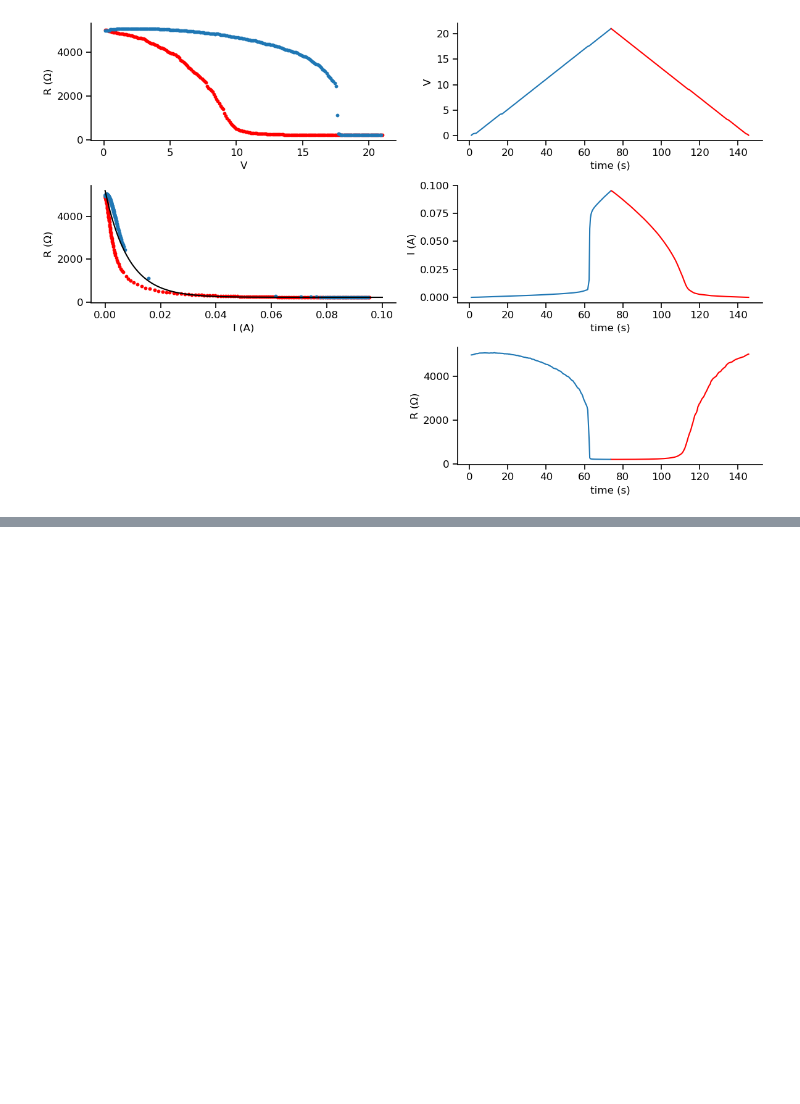
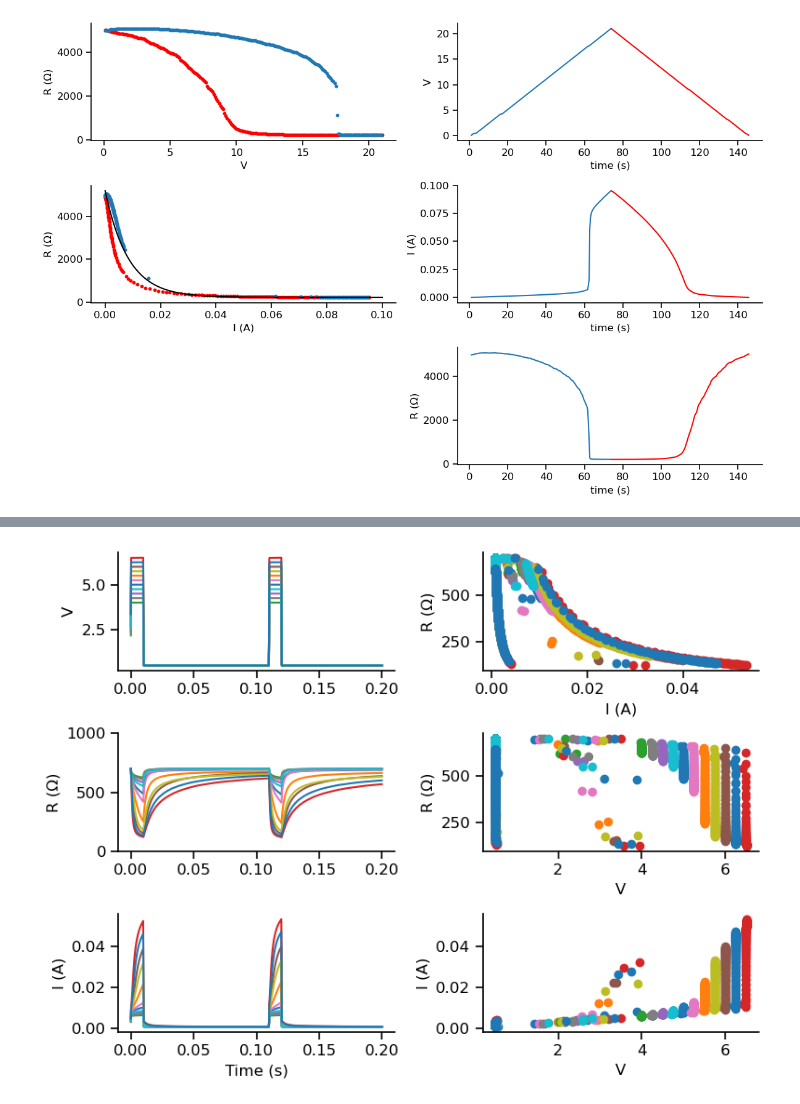
Before and after one commit to argalloni/Neuromorphic_simulations, a Jupyter notebook: VO2_data_analysis.ipynb, the cells around one changed output, grey strips where cells are left out. Saved outputs shown, nothing was run; the diff lists cells and outputs as text; code cells hidden in the pictures; blank space fills up the shorter version.

Commit message:
new sigm implement + data analysis of short pulses

```diff
--- a/VO2_data_analysis.ipynb
+++ b/VO2_data_analysis.ipynb
@@ -193,0 +218,8 @@ plt.show()
+# %%
+Vsteps_data = {}
+for file in os.listdir('short_Vpulses_data'):
+    if file.endswith('.csv'):
+        Vsteps_data[file] = pd.read_csv('short_Vpulses_data/'+file,header=0)
+
+# Vsteps_data.head(10)
+Vsteps_data['5V_0.01s_68.5C.csv'].head(10)
@@ -193,0 +238,33 @@ plt.show()
+# %%
+fig, ax = plt.subplots(3,2,figsize=[8,6])
+
+for pulse_amp in Vsteps_data.keys():
+    time = Vsteps_data[pulse_amp]['SMU-1 Time (s)'][:1000]
+    V = Vsteps_data[pulse_amp]['SMU-1 Voltage (V)'][:1000]
+    I = Vsteps_data[pulse_amp]['SMU-1 Current (A)'][:1000]
+    R = Vsteps_data[pulse_amp]['SMU-1 Resistance (Ω)'][:1000]
+
+    ax[0,0].plot(time,V,label=pulse_amp)
+    ax[0,0].set_ylabel('V')
+
+    ax[1,0].plot(time,R,label=pulse_amp)
+    ax[1,0].set_ylabel('R (Ω)')
+    ax[1,0].set_ylim([0,1000])
+
+    ax[2,0].plot(time,I,label=pulse_amp)
+    ax[2,0].set_ylabel('I (A)')
+    ax[2,0].set_xlabel('Time (s)')
+
+    ax[0,1].scatter(I,R,label=pulse_amp)
+    ax[0,1].set_xlabel('I (A)')
+    ax[0,1].set_ylabel('R (Ω)')
+    ax[1,1].scatter(V,R,label=pulse_amp)
+    ax[1,1].set_xlabel('V')
+    ax[1,1].set_ylabel('R (Ω)')
+    ax[2,1].scatter(V,I,label=pulse_amp)
+    ax[2,1].set_xlabel('V')
+    ax[2,1].set_ylabel('I (A)')
+
+plt.tight_layout()
+# %% [output]
+[figure, added]
```
Also changed, not shown: parts of 8 cells of this notebook, 1 other file.
